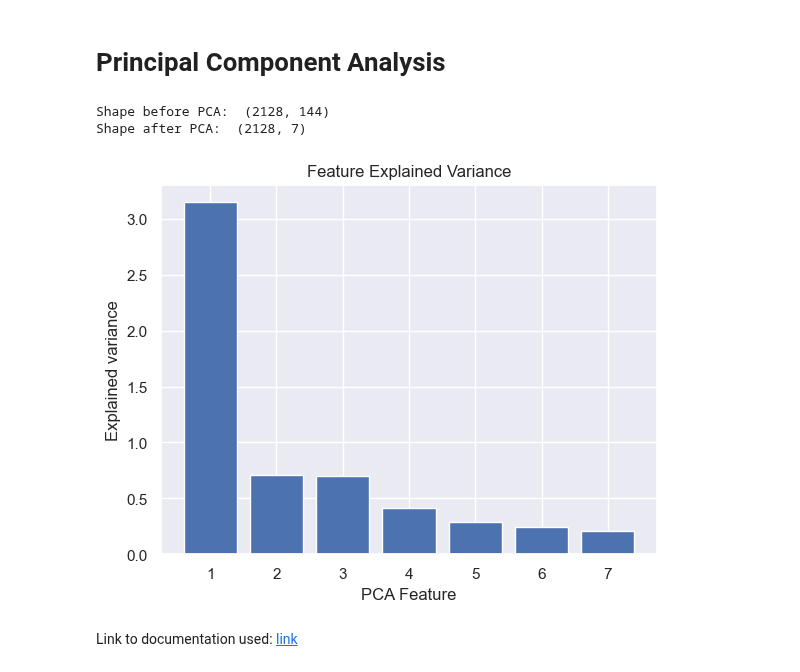
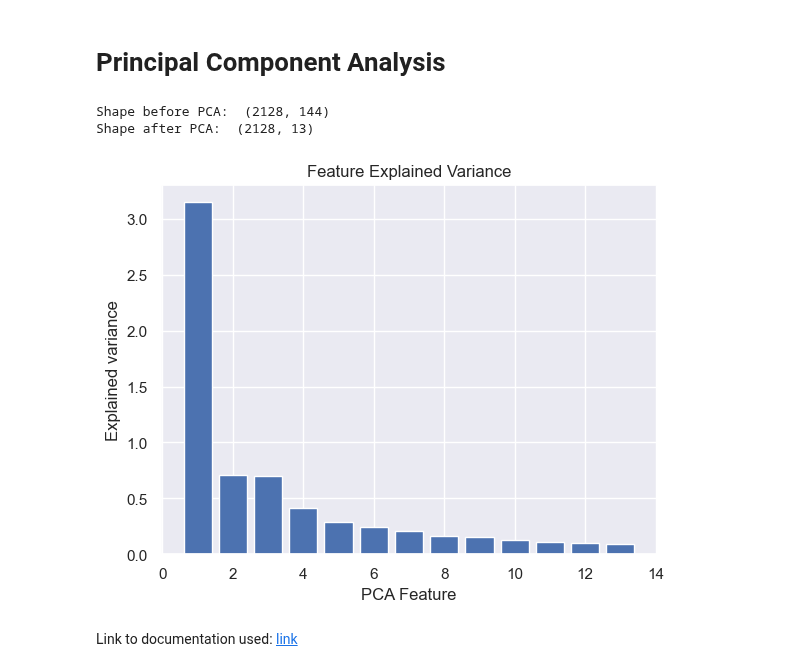
Before and after one commit to Mjnstag/IS-thesis-pattern-extraction, a Jupyter notebook: different algortihms test.ipynb, the cells around one changed output. Drawn from its saved outputs; the diff is of its cells as text; code cells hidden in the pictures.

```diff
--- a/different algortihms test.ipynb
+++ b/different algortihms test.ipynb
@@ -27,7 +27,7 @@ from sklearn.cluster import KMeans, DBSCAN, SpectralClustering
 # %% [markdown]
 # Loading Data
 # %%
-with open("IS-thesis-pattern-extraction/options.txt", 'r') as f:
+with open("options.txt", 'r') as f:
     options = f.readlines()
     options = {option.split("=")[0]: option.split("=")[1].strip() for option in options}
 print(options)
@@ -84,35 +84,35 @@ array([[0.25483871, 0.25483871, 0.25483871, ..., 0.03225807, 0.03225807,
 # %%
 sns.set()
 
 # Reduce from 4 to 3 features with PCA
 # pca = PCA(n_components=cluster_count)
-pca = PCA(n_components=7, svd_solver='full')
+pca = PCA(n_components=0.85, svd_solver='full')
 
 # Fit and transform data
 pca_features = pca.fit_transform(scaled_list)
 
 
 print('Shape before PCA: ', scaled_list.shape)
 print('Shape after PCA: ', pca_features.shape)
 
 pca_df = pd.DataFrame(
     data=pca_features)
 
 # Bar plot of explained_variance
 plt.bar(
     range(1,len(pca.explained_variance_)+1),
     pca.explained_variance_
     )
 
 
 plt.xlabel('PCA Feature')
 plt.ylabel('Explained variance')
 plt.title('Feature Explained Variance')
 plt.show()
 # %% [output]
 Shape before PCA:  (2128, 144)
-Shape after PCA:  (2128, 7)
+Shape after PCA:  (2128, 13)
-[figure, old version]
+[figure, new version]
 # %% [markdown]
 Link to documentation used: [link](https://hdbscan.readthedocs.io/en/latest/comparing_clustering_algorithms.html)
 # %% [markdown]
```
Also changed, not shown: parts of 4 cells of this notebook.
